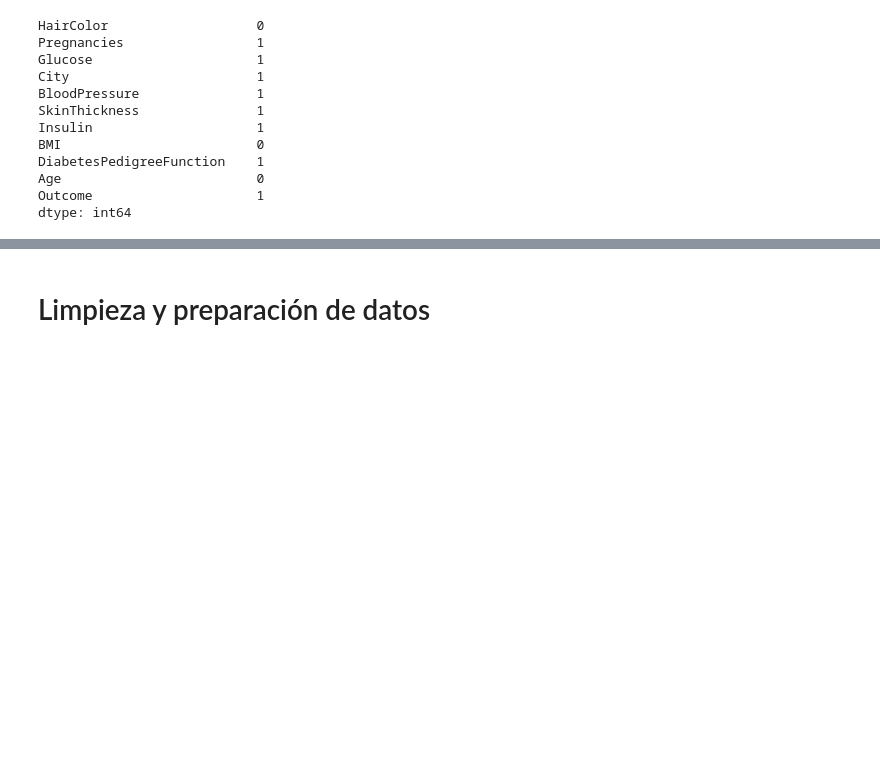
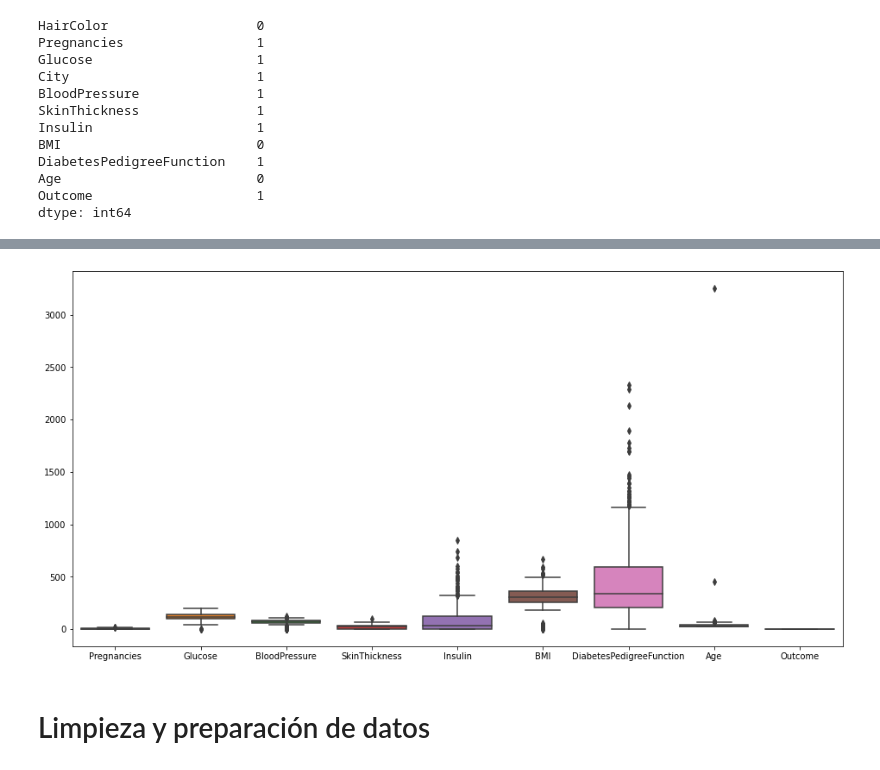
Before and after one commit to juandiegocardona/LaboratoriosBI, a Jupyter notebook: Laboratorio1/Laboratorio1.ipynb, the cells around one changed output, grey strips where cells are left out. Drawn from its saved outputs; the diff is of its cells as text; code cells hidden in the pictures; blank space fills up the shorter version.

Commit message:
Boxplot

```diff
--- a/Laboratorio1/Laboratorio1.ipynb
+++ b/Laboratorio1/Laboratorio1.ipynb
@@ -115,3 +120,9 @@ dtype: int64
+# %%
+#Diagrama de cajas
+fig=plt.figure(figsize=(16,8))
+ax = sns.boxplot(data=datos)
+# %% [output]
+[figure, added]
 # %% [markdown]
 # Limpieza y preparación de datos
 # %% [markdown]
```
Also changed, not shown: parts of 1 cell of this notebook.
